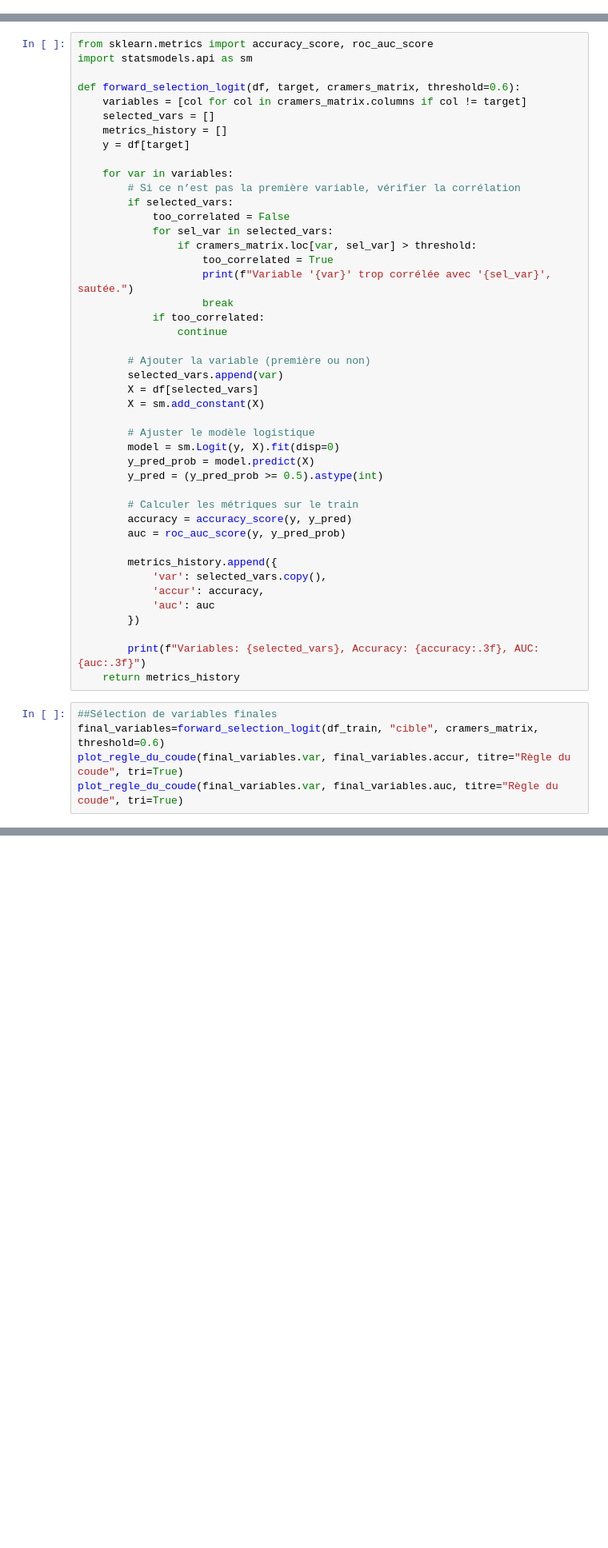
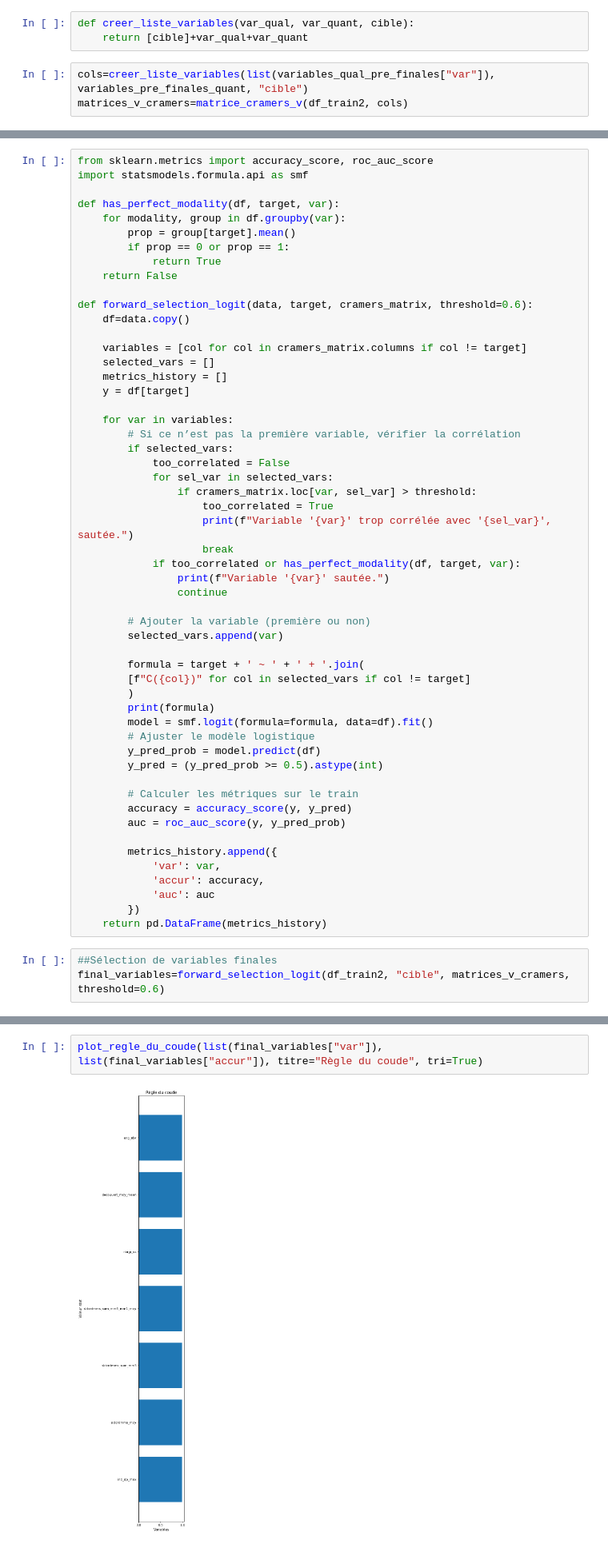
Before and after one commit to DaveMTK20002/PROJET-SCORING-Ikram-Davick, a Jupyter notebook: avancement.ipynb, the cells around one changed output, grey strips where cells are left out. Shown at 80% size. Drawn from its saved outputs; the diff is of its cells as text; blank space fills up the shorter version.

```diff
--- a/avancement.ipynb
+++ b/avancement.ipynb
@@ -663,4 +649,10 @@ def matrice_cramers_v(data, variables, seuil=5):
                 v, _ = cramers_v(data, var1, var2, seuil=seuil)
                 result.loc[var1, var2] = v
     return ordonner_matrice_par_premiere_colonne(result)
+# %%
+def creer_liste_variables(var_qual, var_quant, cible):
+    return [cible]+var_qual+var_quant
+# %%
+cols=creer_liste_variables(list(variables_qual_pre_finales["var"]), variables_pre_finales_quant, "cible")
+matrices_v_cramers=matrice_cramers_v(df_train2, cols)
 # %%
@@ -668,8 +679,17 @@ matrice_cramers=matrice_cramers_v(df_train, variables_pre_finales)
 # %%
 from sklearn.metrics import accuracy_score, roc_auc_score
-import statsmodels.api as sm
+import statsmodels.formula.api as smf
 
-def forward_selection_logit(df, target, cramers_matrix, threshold=0.6):
+def has_perfect_modality(df, target, var):
+    for modality, group in df.groupby(var):
+        prop = group[target].mean()
+        if prop == 0 or prop == 1:
+            return True
+    return False
+
+def forward_selection_logit(data, target, cramers_matrix, threshold=0.6):
+    df=data.copy()
+
     variables = [col for col in cramers_matrix.columns if col != target]
     selected_vars = []
     metrics_history = []
@@ -684,17 +704,20 @@ def forward_selection_logit(df, target, cramers_matrix, threshold=0.6):
                     too_correlated = True
                     print(f"Variable '{var}' trop corrélée avec '{sel_var}', sautée.")
                     break
-            if too_correlated:
+            if too_correlated or has_perfect_modality(df, target, var):
+                print(f"Variable '{var}' sautée.")
                 continue
 
         # Ajouter la variable (première ou non)
         selected_vars.append(var)
-        X = df[selected_vars]
-        X = sm.add_constant(X)
 
+        formula = target + ' ~ ' + ' + '.join(
+        [f"C({col})" for col in selected_vars if col != target]
+        )
+        print(formula)
+        model = smf.logit(formula=formula, data=df).fit()
         # Ajuster le modèle logistique
-        model = sm.Logit(y, X).fit(disp=0)
-        y_pred_prob = model.predict(X)
+        y_pred_prob = model.predict(df)
         y_pred = (y_pred_prob >= 0.5).astype(int)
 
         # Calculer les métriques sur le train
@@ -702,15 +725,11 @@ def forward_selection_logit(df, target, cramers_matrix, threshold=0.6):
         auc = roc_auc_score(y, y_pred_prob)
 
         metrics_history.append({
-            'var': selected_vars.copy(),
+            'var': var,
             'accur': accuracy,
             'auc': auc
         })
-
-        print(f"Variables: {selected_vars}, Accuracy: {accuracy:.3f}, AUC: {auc:.3f}")
-    return metrics_history
+    return pd.DataFrame(metrics_history)
 # %%
 ##Sélection de variables finales
-final_variables=forward_selection_logit(df_train, "cible", cramers_matrix, threshold=0.6)
-plot_regle_du_coude(final_variables.var, final_variables.accur, titre="Règle du coude", tri=True)
-plot_regle_du_coude(final_variables.var, final_variables.auc, titre="Règle du coude", tri=True)
+final_variables=forward_selection_logit(df_train2, "cible", matrices_v_cramers, threshold=0.6)
@@ -716,0 +813,4 @@ plot_regle_du_coude(final_variables.var, final_variables.auc, titre="Règle du c
+# %%
+plot_regle_du_coude(list(final_variables["var"]), list(final_variables["accur"]), titre="Règle du coude", tri=True)
+# %% [output]
+[figure, added]
```
Also changed, not shown: parts of 14 cells of this notebook.
